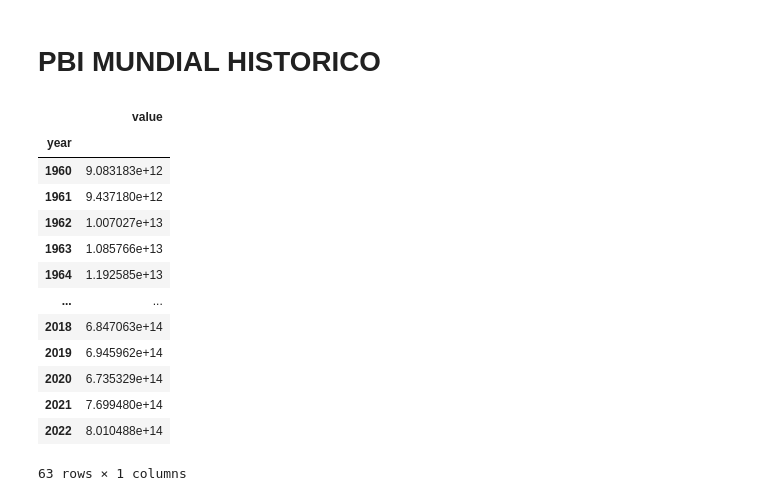
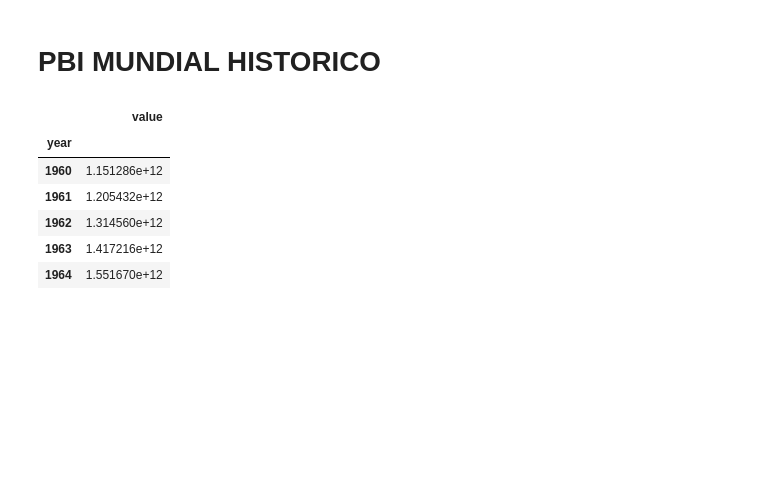
Before and after one commit to fowardelcac/PBI, a Jupyter notebook: Notebooks/Notebooks_1.ipynb, the cells around one changed output. Cells and saved outputs as stored; diff of their text form; code cells hidden in the pictures; blank space fills up the shorter version.

```diff
--- a/Notebooks/Notebooks_1.ipynb
+++ b/Notebooks/Notebooks_1.ipynb
@@ -26,0 +12,6 @@ gdp.head()
+# %%
+gdp1 = pd.read_csv('/content/PBI/PBI_dataset/Originales/gdp_data.csv')
+gdp2 =  pd.read_csv('/content/PBI/PBI_dataset/Originales/country_codes.csv')
+#gdp = gdp[gdp['country_name'] != 'Middle income']
+df = pd.merge(gdp1, gdp2, on = 'country_code', how = 'inner')
+df.head()
@@ -90,23 +77,16 @@ gdp
 # %% [markdown]
 # PBI MUNDIAL HISTORICO
 # %%
-mundial = gdp.groupby('year').sum(numeric_only='True')
-mundial
+mundial = df.groupby('year').sum(numeric_only='True')
+mundial.head()
 # %% [output]
 |  | value |
 | year |  |
-| 1960 | 9.083183e+12 |
-| 1961 | 9.437180e+12 |
-| 1962 | 1.007027e+13 |
-| 1963 | 1.085766e+13 |
-| 1964 | 1.192585e+13 |
-| ... | ... |
-| 2018 | 6.847063e+14 |
-| 2019 | 6.945962e+14 |
-| 2020 | 6.735329e+14 |
-| 2021 | 7.699480e+14 |
-| 2022 | 8.010488e+14 |
+| 1960 | 1.151286e+12 |
+| 1961 | 1.205432e+12 |
+| 1962 | 1.314560e+12 |
+| 1963 | 1.417216e+12 |
+| 1964 | 1.551670e+12 |
-63 rows × 1 columns
 # %%
 plt.plot(mundial)
 # %% [output]
```
Also changed, not shown: parts of 51 cells of this notebook.
